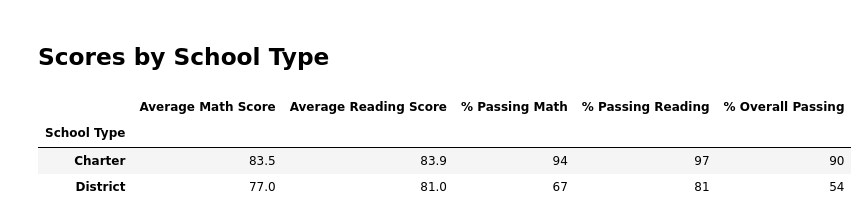
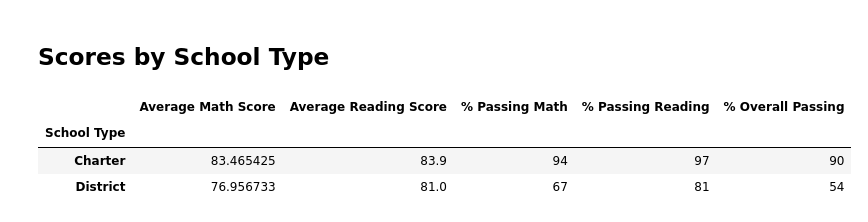
Before and after one commit to zborglin/School_District_Analysis, a Jupyter notebook: PyCitySchools_Challenge.ipynb, the cells around one changed output. Cells and saved outputs as stored; diff of their text form; code cells hidden in the pictures.

```diff
--- a/PyCitySchools_Challenge.ipynb
+++ b/PyCitySchools_Challenge.ipynb
@@ -508,16 +508,16 @@ type_summary_df = pd.DataFrame({
     "% Overall Passing": type_overall_passing})
 # %%
 # Format the DataFrame
-type_summary_df["Average Math Score"] = type_summary_df["Average Math Score"].map("{:.1f}".format)
+#type_summary_df["Average Math Score"] = type_summary_df["Average Math Score"].map("{:.1f}".format)
 type_summary_df["Average Reading Score"] = type_summary_df["Average Reading Score"].map("{:.1f}".format)
 type_summary_df["% Passing Math"] = type_summary_df["% Passing Math"].map("{:.0f}".format)
 type_summary_df["% Passing Reading"] = type_summary_df["% Passing Reading"].map("{:.0f}".format)
 type_summary_df["% Overall Passing"] = type_summary_df["% Overall Passing"].map("{:.0f}".format)
 
 # Show Scores by School Type DataFrame
 type_summary_df
 # %% [output]
 |  | Average Math Score | Average Reading Score | % Passing Math | % Passing Reading | % Overall Passing |
 | School Type |  |  |  |  |  |
-| Charter | 83.5 | 83.9 | 94 | 97 | 90 |
-| District | 77.0 | 81.0 | 67 | 81 | 54 |
+| Charter | 83.465425 | 83.9 | 94 | 97 | 90 |
+| District | 76.956733 | 81.0 | 67 | 81 | 54 |
```
Also changed, not shown: 1 other file.
